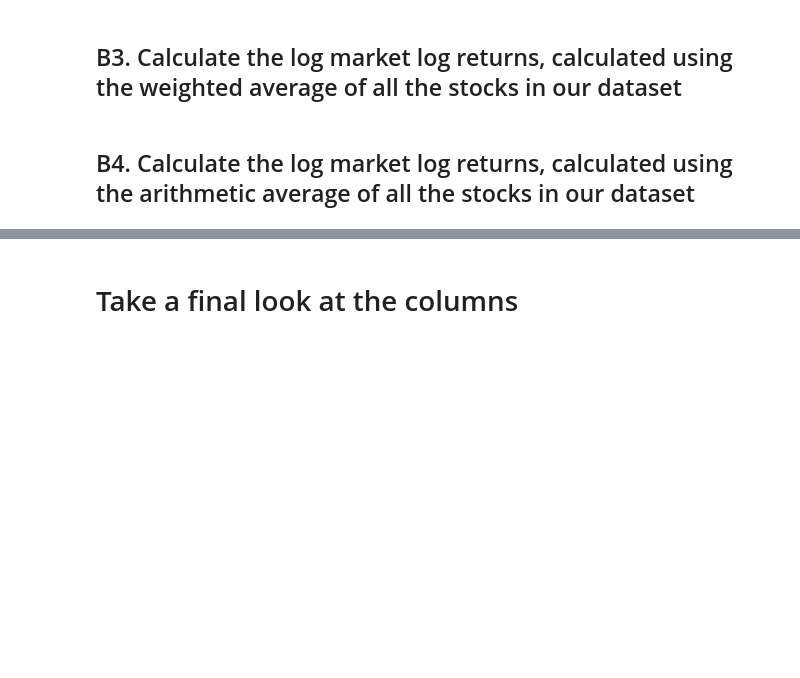
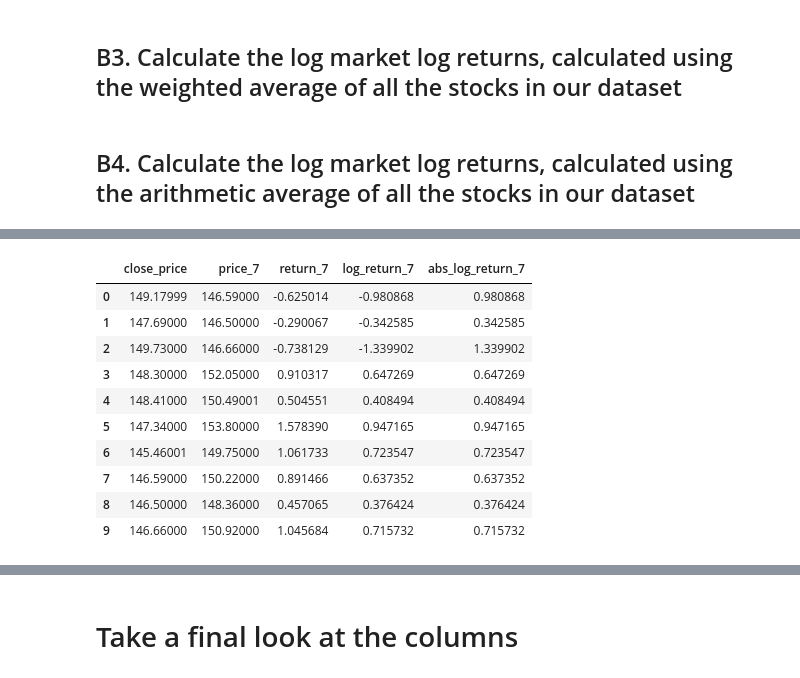
Before and after one commit to Shuo-Wang-UCBerkeley/VIP, a Jupyter notebook: src/rachel/clean_crsp_stage2.ipynb, the cells around one changed output, grey strips where cells are left out. Cells and saved outputs as stored; diff of their text form; code cells hidden in the pictures; blank space fills up the shorter version.

```diff
--- a/src/rachel/clean_crsp_stage2.ipynb
+++ b/src/rachel/clean_crsp_stage2.ipynb
@@ -194,0 +197,2 @@ Name: log_return, dtype: float64
+# %%
+crsp_df["abs_log_return"] = crsp_df["log_return"].abs()
@@ -331,0 +352,25 @@ crsp_df.head()
+# %%
+# Ensure the DataFrame is sorted by permno_id and date
+crsp_df = crsp_df.sort_values(by=['permno_id', 'date']).reset_index(drop=True)
+
+# Function to safely calculate log return
+def safe_log1p(x):
+    return np.log1p(x) if x > -1 else np.log1p(-0.999999)
+
+# Set the last n elements to 0 for each permno_id group
+def set_last_n_to_zero(df, n):
+    df.iloc[-n:, df.columns.get_loc(f'price_{n}')] = 0
+    df.iloc[-n:, df.columns.get_loc(f'return_{n}')] = 0
+    df.iloc[-n:, df.columns.get_loc(f'log_return_{n}')] = 0
+    df.iloc[-n:, df.columns.get_loc(f'abs_log_return_{n}')] = 0
+    return df
+
+# Calculate annualized log returns & absolute log returns 7, 14, and 28 in the future for each reference date
+for n in [7, 14, 28]:
+  crsp_df[f'price_{n}'] = crsp_df.groupby('permno_id')['close_price'].shift(-n)
+  crsp_df[f'return_{n}'] = (crsp_df[f'price_{n}'] / crsp_df['close_price']-1) * (252 / n)
+  crsp_df[f'log_return_{n}'] = crsp_df[f'return_{n}'].apply(safe_log1p)
+  crsp_df[f'abs_log_return_{n}'] = crsp_df[f'log_return_{n}'].abs()
+  crsp_df = crsp_df.groupby('permno_id').apply(set_last_n_to_zero, n=n).reset_index(drop=True)
+
+crsp_df.head()
@@ -331,0 +385,14 @@ crsp_df.head()
+# %%
+crsp_df[["close_price", "price_7", "return_7", "log_return_7", "abs_log_return_7"]][:10]
+# %% [output]
+|  | close_price | price_7 | return_7 | log_return_7 | abs_log_return_7 |
+| 0 | 149.17999 | 146.59000 | -0.625014 | -0.980868 | 0.980868 |
+| 1 | 147.69000 | 146.50000 | -0.290067 | -0.342585 | 0.342585 |
+| 2 | 149.73000 | 146.66000 | -0.738129 | -1.339902 | 1.339902 |
+| 3 | 148.30000 | 152.05000 | 0.910317 | 0.647269 | 0.647269 |
+| 4 | 148.41000 | 150.49001 | 0.504551 | 0.408494 | 0.408494 |
+| 5 | 147.34000 | 153.80000 | 1.578390 | 0.947165 | 0.947165 |
+| 6 | 145.46001 | 149.75000 | 1.061733 | 0.723547 | 0.723547 |
+| 7 | 146.59000 | 150.22000 | 0.891466 | 0.637352 | 0.637352 |
+| 8 | 146.50000 | 148.36000 | 0.457065 | 0.376424 | 0.376424 |
+| 9 | 146.66000 | 150.92000 | 1.045684 | 0.715732 | 0.715732 |
```
Also changed, not shown: parts of 18 cells of this notebook, 1 other file.
